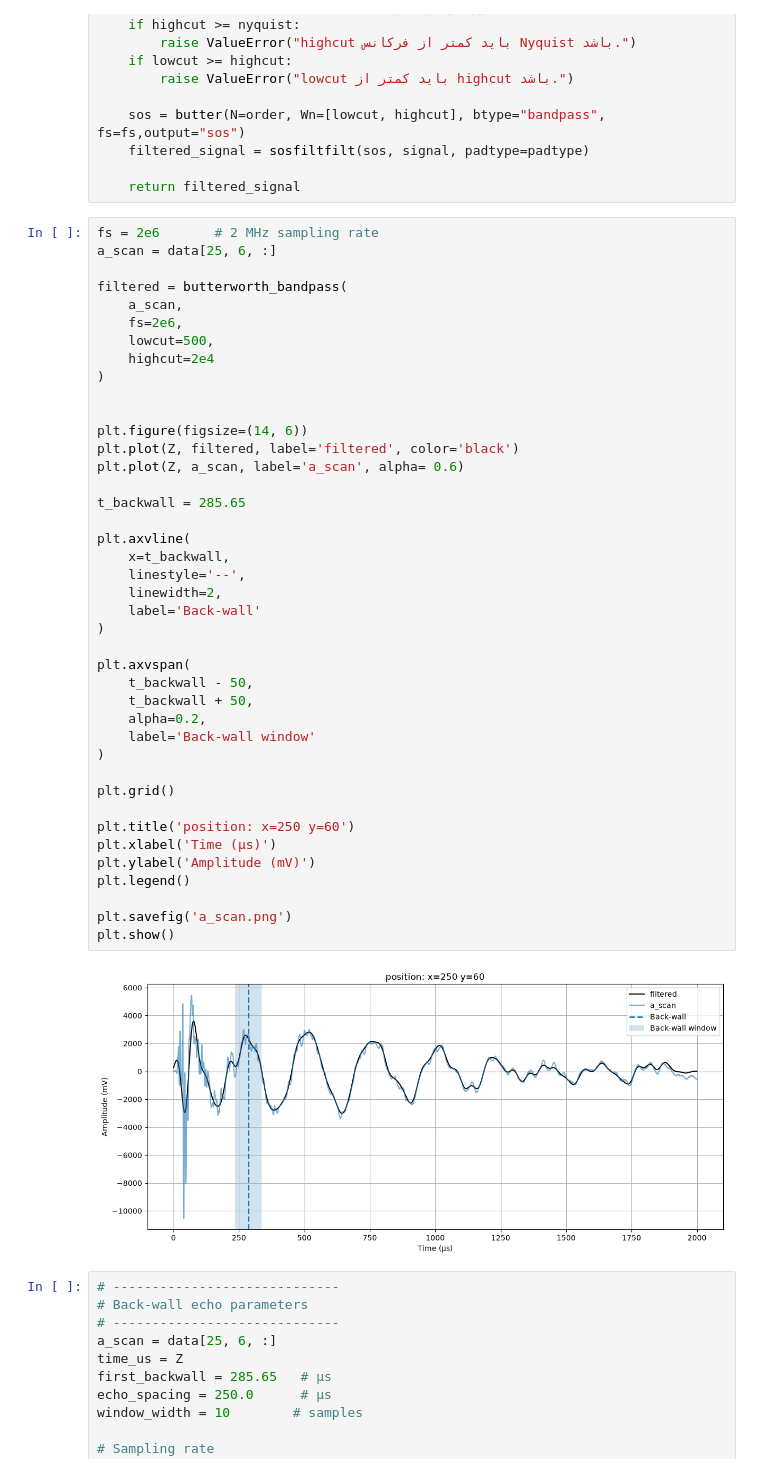
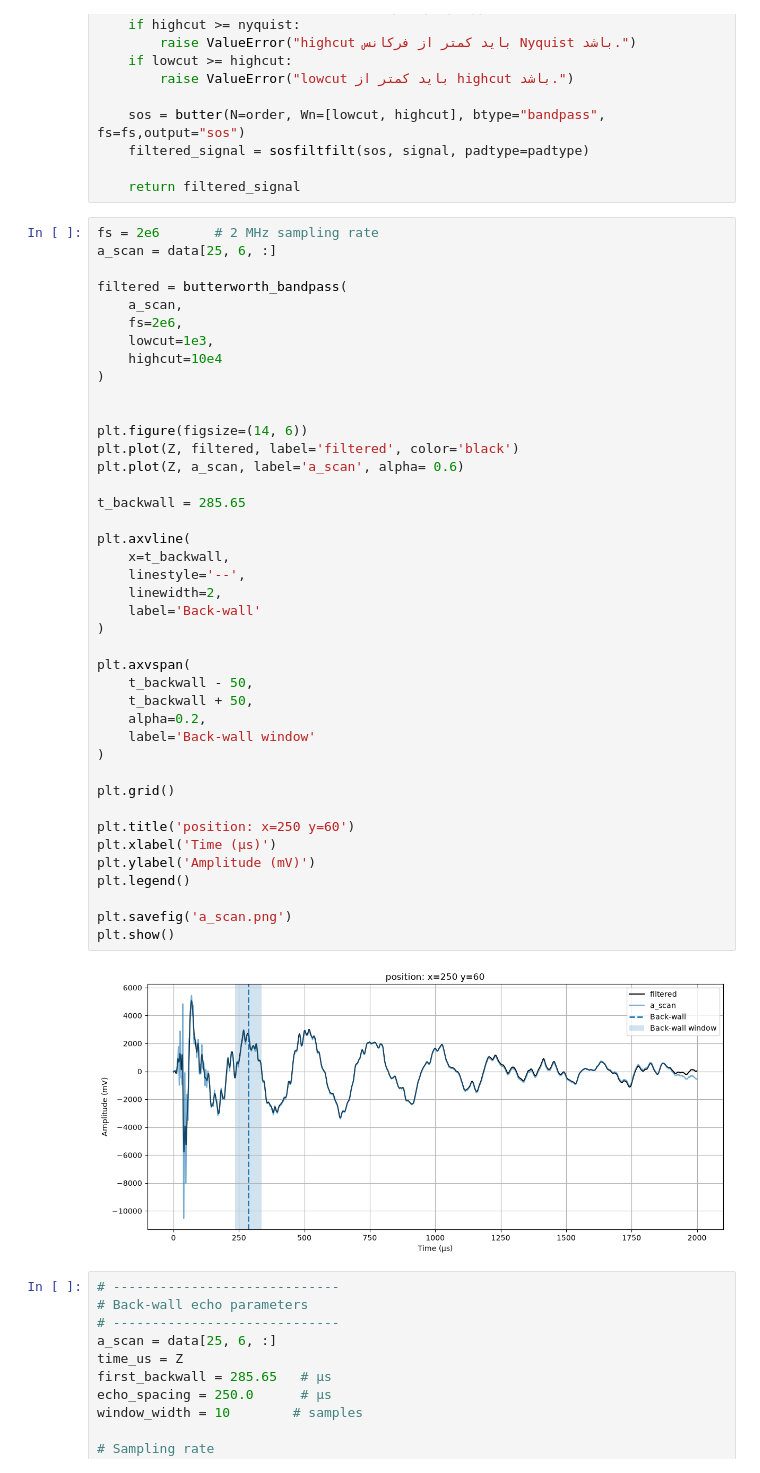
Before and after one commit to amirmuhammadalizade-cloud/UltrasonicProject_ML, a Jupyter notebook: notebooks/UT_ML.ipynb, the cells around one changed output. Drawn from its saved outputs; the diff is of its cells as text.

```diff
--- a/notebooks/UT_ML.ipynb
+++ b/notebooks/UT_ML.ipynb
@@ -79,42 +81,42 @@ a_scan = data[25, 6, :]
 filtered = butterworth_bandpass(
     a_scan,
     fs=2e6,
-    lowcut=500,
-    highcut=2e4
+    lowcut=1e3,
+    highcut=10e4
 )
 
 
 plt.figure(figsize=(14, 6))
 plt.plot(Z, filtered, label='filtered', color='black')
 plt.plot(Z, a_scan, label='a_scan', alpha= 0.6)
 
 t_backwall = 285.65
 
 plt.axvline(
     x=t_backwall,
     linestyle='--',
     linewidth=2,
     label='Back-wall'
 )
 
 plt.axvspan(
     t_backwall - 50,
     t_backwall + 50,
     alpha=0.2,
     label='Back-wall window'
 )
 
 plt.grid()
 
 plt.title('position: x=250 y=60')
 plt.xlabel('Time (µs)')
 plt.ylabel('Amplitude (mV)')
 plt.legend()
 
 plt.savefig('a_scan.png')
 plt.show()
 # %% [output]
-[figure, old version]
+[figure, new version]
 # %%
 # -----------------------------
 # Back-wall echo parameters
```
Also changed, not shown: parts of 2 cells of this notebook, 10 other files.
